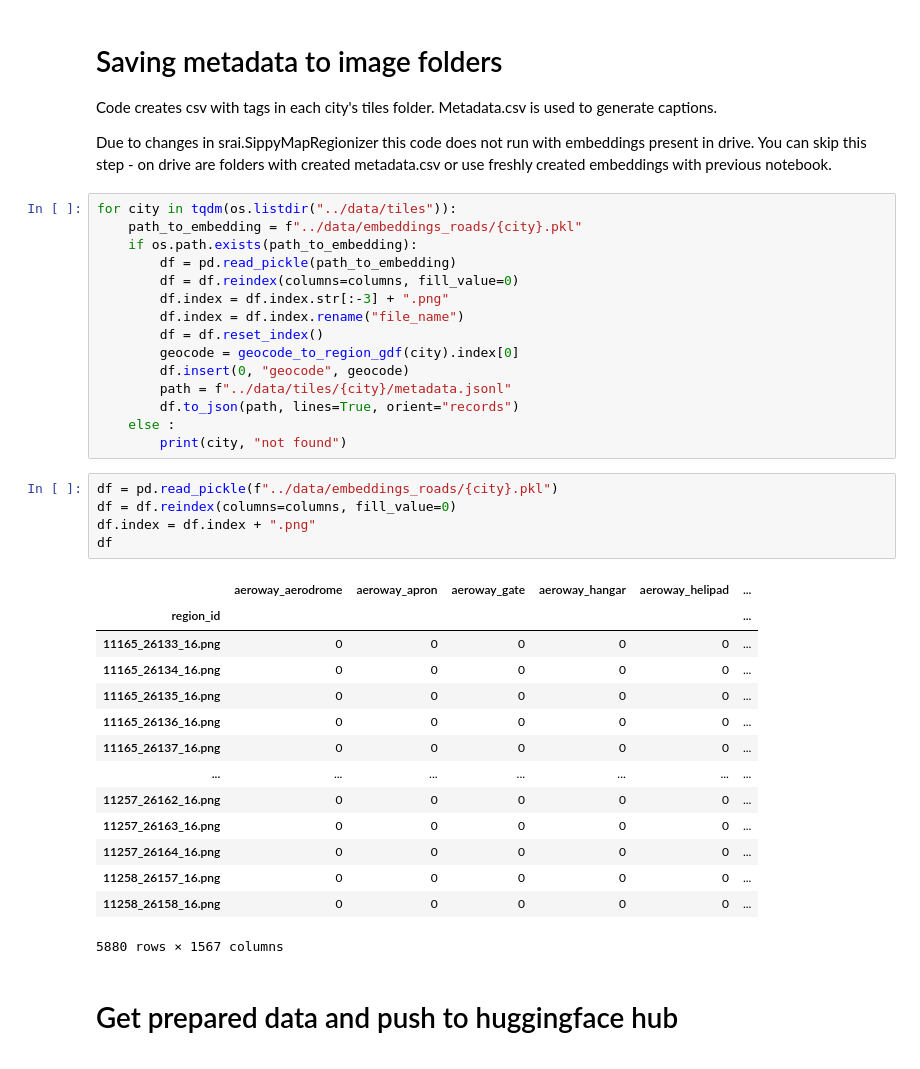
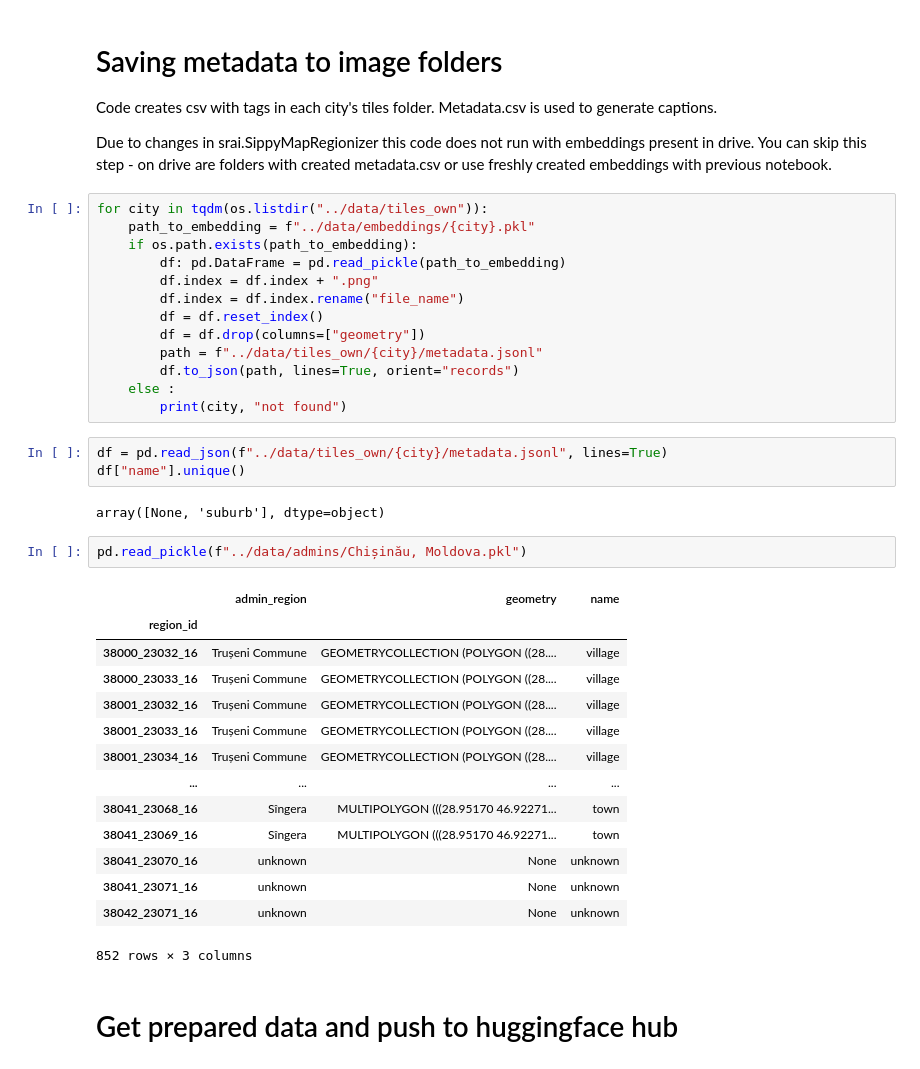
Before and after one commit to kraina-ai/map_diffusion, a Jupyter notebook: workflow_raster/3.hf_dataset.ipynb, the cells around one changed output. Saved outputs shown, nothing was run; the diff lists cells and outputs as text.

```diff
--- a/workflow_raster/3.hf_dataset.ipynb
+++ b/workflow_raster/3.hf_dataset.ipynb
@@ -54,39 +32,39 @@ Code creates csv with tags in each city's tiles folder. Metadata.csv is used to
 
 Due to changes in srai.SippyMapRegionizer this code does not run with embeddings present in drive. You can skip this step - on drive are folders with created metadata.csv or use freshly created embeddings with previous notebook.
 # %%
-for city in tqdm(os.listdir("../data/tiles")):
-    path_to_embedding = f"../data/embeddings_roads/{city}.pkl"
+for city in tqdm(os.listdir("../data/tiles_own")):
+    path_to_embedding = f"../data/embeddings/{city}.pkl"
     if os.path.exists(path_to_embedding):
-        df = pd.read_pickle(path_to_embedding)
-        df = df.reindex(columns=columns, fill_value=0)
-        df.index = df.index.str[:-3] + ".png"
+        df: pd.DataFrame = pd.read_pickle(path_to_embedding)
+        df.index = df.index + ".png"
         df.index = df.index.rename("file_name")
         df = df.reset_index()
-        geocode = geocode_to_region_gdf(city).index[0]
-        df.insert(0, "geocode", geocode)
-        path = f"../data/tiles/{city}/metadata.jsonl"
+        df = df.drop(columns=["geometry"])
+        path = f"../data/tiles_own/{city}/metadata.jsonl"
         df.to_json(path, lines=True, orient="records")
     else :
         print(city, "not found")
-# %%
-df = pd.read_pickle(f"../data/embeddings_roads/{city}.pkl")
-df = df.reindex(columns=columns, fill_value=0)
-df.index = df.index + ".png"
-df
-# %% [output]
-|  | aeroway_aerodrome | aeroway_apron | aeroway_gate | aeroway_hangar | aeroway_helipad | ... |
-| region_id |  |  |  |  |  | ... |
-| 11165_26133_16.png | 0 | 0 | 0 | 0 | 0 | ... |
-| 11165_26134_16.png | 0 | 0 | 0 | 0 | 0 | ... |
-| 11165_26135_16.png | 0 | 0 | 0 | 0 | 0 | ... |
-| 11165_26136_16.png | 0 | 0 | 0 | 0 | 0 | ... |
-| 11165_26137_16.png | 0 | 0 | 0 | 0 | 0 | ... |
-| ... | ... | ... | ... | ... | ... | ... |
-| 11257_26162_16.png | 0 | 0 | 0 | 0 | 0 | ... |
-| 11257_26163_16.png | 0 | 0 | 0 | 0 | 0 | ... |
-| 11257_26164_16.png | 0 | 0 | 0 | 0 | 0 | ... |
-| 11258_26157_16.png | 0 | 0 | 0 | 0 | 0 | ... |
-| 11258_26158_16.png | 0 | 0 | 0 | 0 | 0 | ... |
-5880 rows × 1567 columns
+# %%
+df = pd.read_json(f"../data/tiles_own/{city}/metadata.jsonl", lines=True)
+df["name"].unique()
+# %% [output]
+array([None, 'suburb'], dtype=object)
+# %%
+pd.read_pickle(f"../data/admins/Chișinău, Moldova.pkl")
+# %% [output]
+|  | admin_region | geometry | name |
+| region_id |  |  |  |
+| 38000_23032_16 | Trușeni Commune | GEOMETRYCOLLECTION (POLYGON ((28.... | village |
+| 38000_23033_16 | Trușeni Commune | GEOMETRYCOLLECTION (POLYGON ((28.... | village |
+| 38001_23032_16 | Trușeni Commune | GEOMETRYCOLLECTION (POLYGON ((28.... | village |
+| 38001_23033_16 | Trușeni Commune | GEOMETRYCOLLECTION (POLYGON ((28.... | village |
+| 38001_23034_16 | Trușeni Commune | GEOMETRYCOLLECTION (POLYGON ((28.... | village |
+| ... | ... | ... | ... |
+| 38041_23068_16 | Sîngera | MULTIPOLYGON (((28.95170 46.92271... | town |
+| 38041_23069_16 | Sîngera | MULTIPOLYGON (((28.95170 46.92271... | town |
+| 38041_23070_16 | unknown | None | unknown |
+| 38041_23071_16 | unknown | None | unknown |
+| 38042_23071_16 | unknown | None | unknown |
+852 rows × 3 columns
 # %% [markdown]
 # Get prepared data and push to huggingface hub
```
Also changed, not shown: parts of 11 cells of this notebook.
